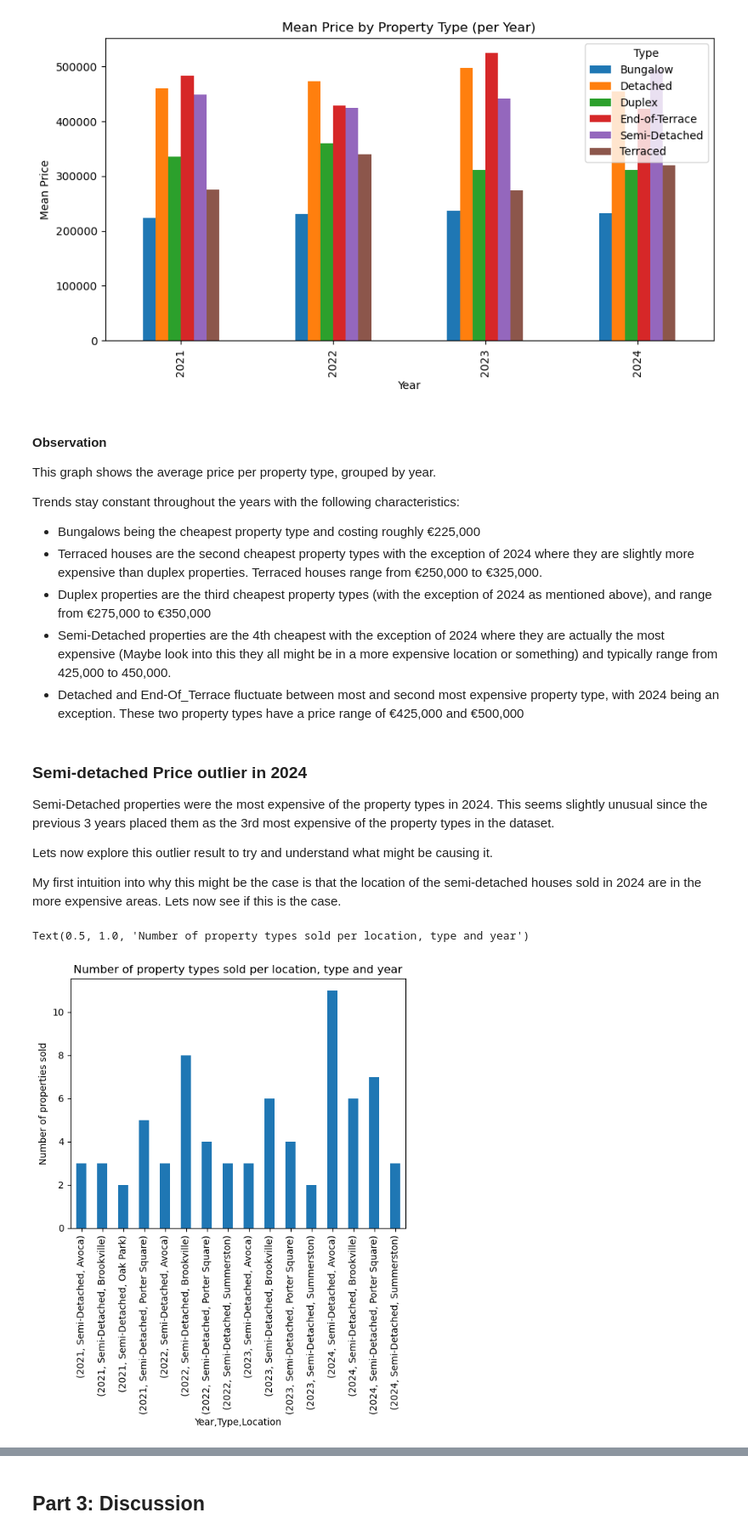
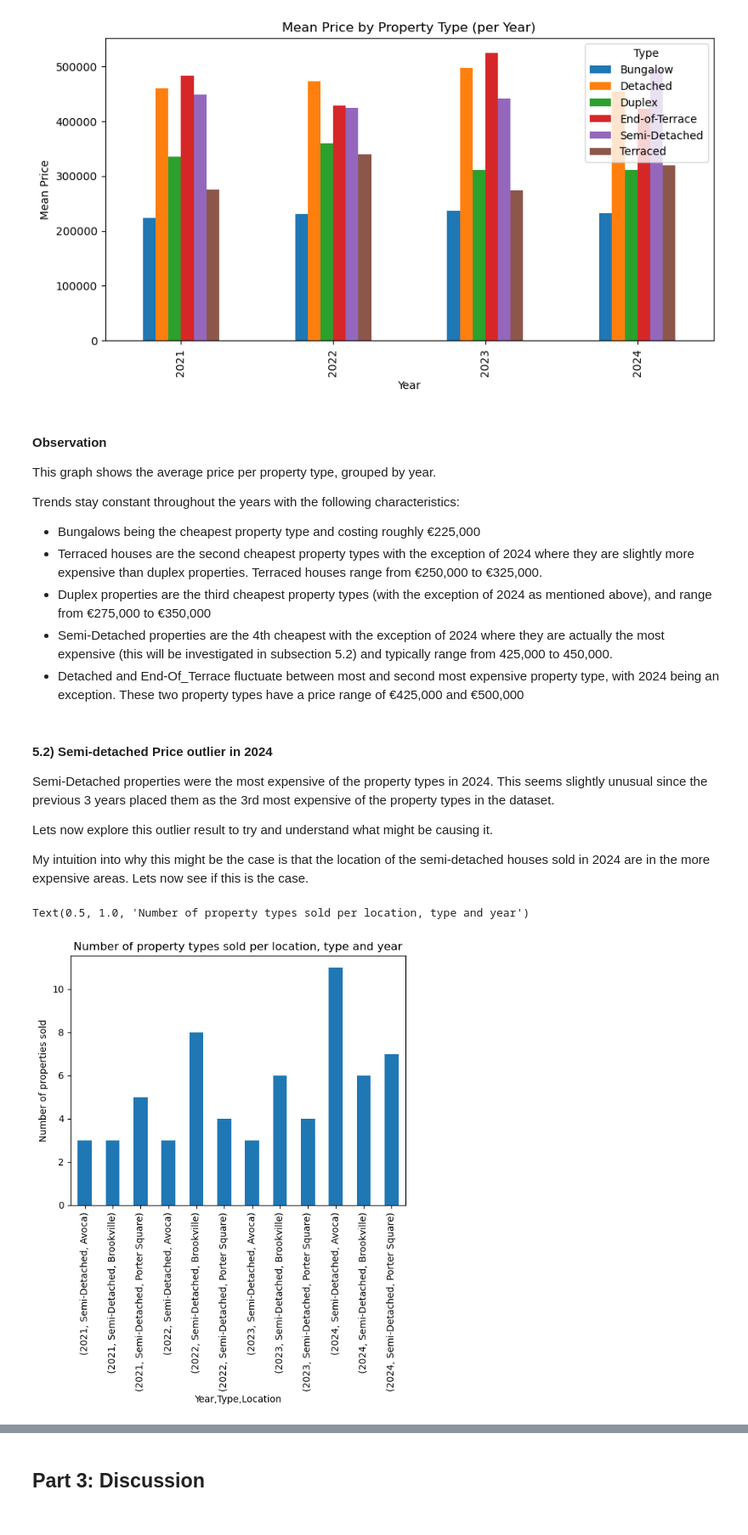
Before and after one commit to frederick2003/Property-Sales-Data-Analysis, a Jupyter notebook: Analysis.ipynb, the cells around one changed output, grey strips where cells are left out. Shown at 85% size. Cells and saved outputs as stored; diff of their text form; code cells hidden in the pictures.

```diff
--- a/Analysis.ipynb
+++ b/Analysis.ipynb
@@ -397,24 +401,24 @@ Trends stay constant throughout the years with the following characteristics:
  - Bungalows being the cheapest property type and costing roughly €225,000
  - Terraced houses are the second cheapest property types with the exception of 2024 where they are slightly more expensive than duplex properties. Terraced houses range from €250,000 to €325,000.
  - Duplex properties are the third cheapest property types (with the exception of 2024 as mentioned above), and range from €275,000 to €350,000
- - Semi-Detached properties are the 4th cheapest with the exception of 2024 where they are actually the most expensive (Maybe look into this they all might be in a more expensive location or something) and typically range from 425,000 to 450,000.
+ - Semi-Detached properties are the 4th cheapest with the exception of 2024 where they are actually the most expensive (this will be investigated in subsection 5.2) and typically range from 425,000 to 450,000.
  - Detached and End-Of_Terrace fluctuate between most and second most expensive property type, with 2024 being an exception. These two property types have a price range of €425,000 and €500,000
 # %% [markdown]
-### Semi-detached Price outlier in 2024
+#### 5.2) Semi-detached Price outlier in 2024
 
 Semi-Detached properties were the most expensive of the property types in 2024. This seems slightly unusual since the previous 3 years placed them as the 3rd most expensive of the property types in the dataset.
 
 Lets now explore this outlier result to try and understand what might be causing it.
 
-My first intuition into why this might be the case is that the location of the semi-detached houses sold in 2024 are in the more expensive areas. Lets now see if this is the case.
+My intuition into why this might be the case is that the location of the semi-detached houses sold in 2024 are in the more expensive areas. Lets now see if this is the case.
 # %%
-expensive_area_set = {"Avoca","BrookVille","Porter Square"}
+expensive_area_set = {"Avoca","Brookville","Porter Square"}
 semi_detached_properties_in_expensive_areas = master_df[(master_df["Type"] == "Semi-Detached") & (master_df["Location"].isin(expensive_area_set))]
-property_type_per_location = semi_detached_properties.groupby(["Year","Type","Location"]).size()
+property_type_per_location = semi_detached_properties_in_expensive_areas.groupby(["Year","Type","Location"]).size()
 property_type_per_location.plot(kind="bar")
 plt.ylabel("Number of properties sold")
 plt.title("Number of property types sold per location, type and year")
 # %% [output]
 Text(0.5, 1.0, 'Number of property types sold per location, type and year')
-[figure, old version]
+[figure, new version]
 # %% [markdown]
```
Also changed, not shown: parts of 57 cells of this notebook.
